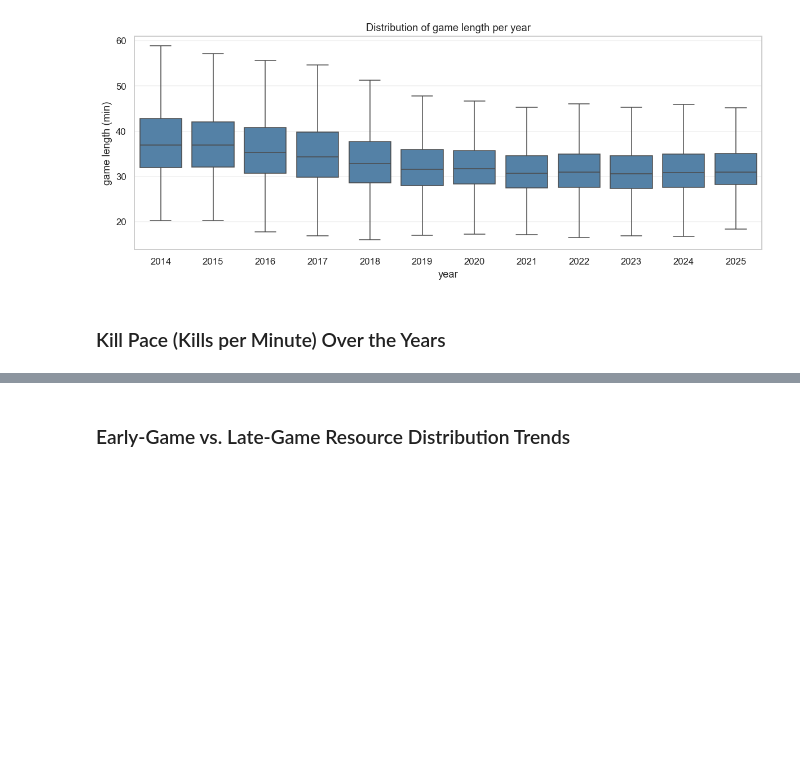
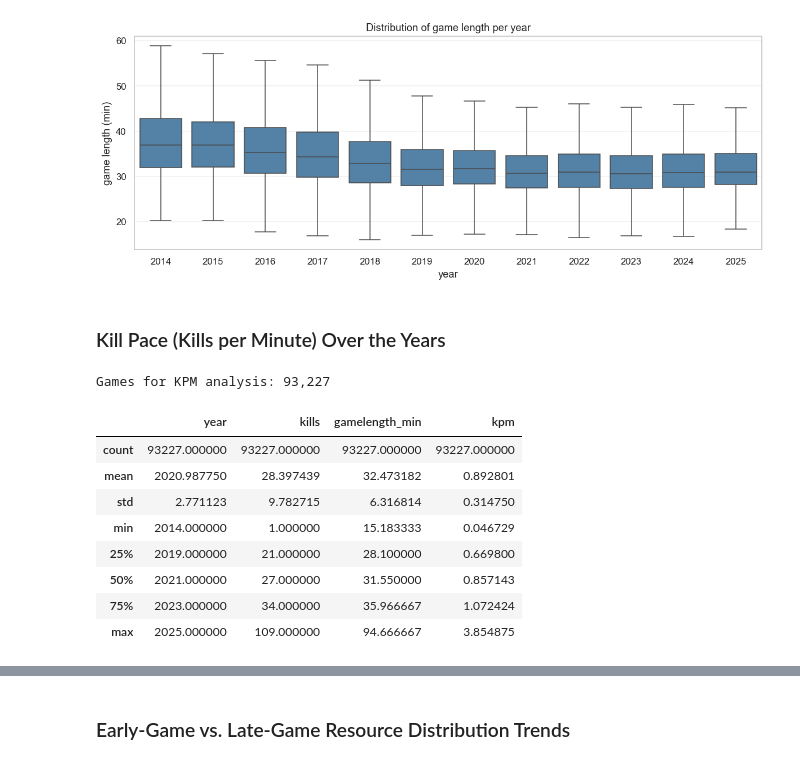
Before and after one commit to LUNARKN1GHT/lol_esports, a Jupyter notebook: lol_esports.ipynb, the cells around one changed output, grey strips where cells are left out. Drawn from its saved outputs; the diff is of its cells as text; code cells hidden in the pictures; blank space fills up the shorter version.

```diff
--- a/lol_esports.ipynb
+++ b/lol_esports.ipynb
@@ -263,3 +263,29 @@ plt.show()
 [figure]
 # %% [markdown]
 ### Kill Pace (Kills per Minute) Over the Years
+# %%
+games_kpm: pd.DataFrame = (
+    standard_clean(df)
+    .pipe(get_team_rows)
+    .pipe(add_region)
+    .groupby(["gameid", "year", "region", "gamelength"], as_index=False)["kills"]
+    .sum()
+    .assign(
+        gamelength_min=lambda d: d["gamelength"] / 60,
+        kpm=lambda d: d["kills"] / (d["gamelength"] / 60),
+    )
+)
+
+print(f"Games for KPM analysis: {len(games_kpm):,}")
+games_kpm[["year", "kills", "gamelength_min", "kpm"]].describe()
+# %% [output]
+Games for KPM analysis: 93,227
+|  | year | kills | gamelength_min | kpm |
+| count | 93227.000000 | 93227.000000 | 93227.000000 | 93227.000000 |
+| mean | 2020.987750 | 28.397439 | 32.473182 | 0.892801 |
+| std | 2.771123 | 9.782715 | 6.316814 | 0.314750 |
+| min | 2014.000000 | 1.000000 | 15.183333 | 0.046729 |
+| 25% | 2019.000000 | 21.000000 | 28.100000 | 0.669800 |
+| 50% | 2021.000000 | 27.000000 | 31.550000 | 0.857143 |
+| 75% | 2023.000000 | 34.000000 | 35.966667 | 1.072424 |
+| max | 2025.000000 | 109.000000 | 94.666667 | 3.854875 |
```
Also changed, not shown: parts of 4 cells of this notebook.
